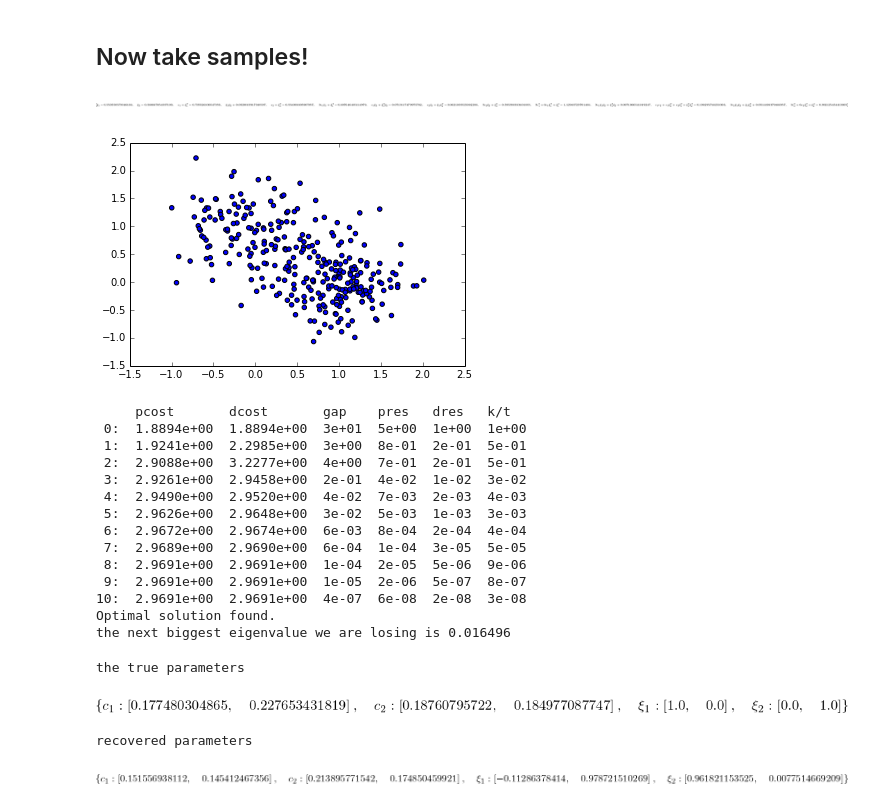
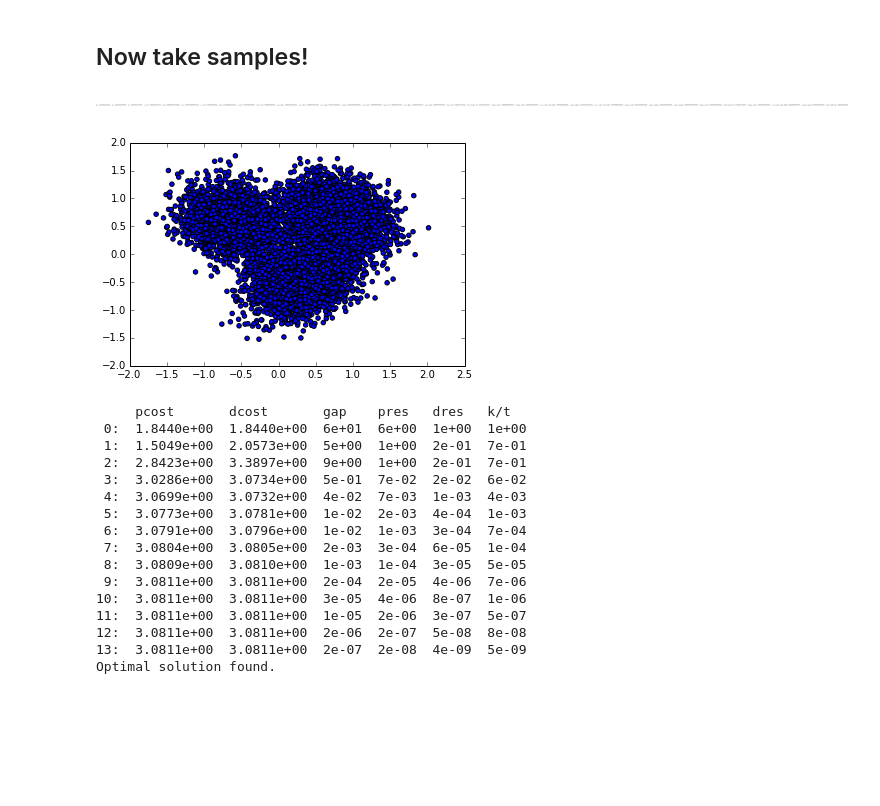
Before and after one commit to sidaw/polymom, a Jupyter notebook: MixtureOfGaussians.ipynb, the cells around one changed output. Cells and saved outputs as stored; diff of their text form; code cells hidden in the pictures; blank space fills up the shorter version.

```diff
--- a/MixtureOfGaussians.ipynb
+++ b/MixtureOfGaussians.ipynb
@@ -29,12 +29,15 @@ Let's construct a toy example for the rest of this document.
 
 Let $\xi_1, ..., \xi_K \in \Re^D$ be the set of means. Let $c_1, ..., c_K \in \Re^D$ be the set of diagonal covariances.
 # %%
-k = 2
-d = 2
+k = 3
+d = 3
+degobs = 3
+degmm = 2
+
 sc.random.seed(101)
 gm = models.GaussianMixtureModel.generate('', k, d, means='hypercube', cov='diagonal')
-deg = 4
-constraints = gm.polymom_all_constraints(deg)
+
+constraints = gm.polymom_all_constraints(degobs)
 xis = gm.sym_means
 covs = gm.sym_covs
 sym_all = xis + covs
@@ -88,46 +99,40 @@ recovered parameters
 # %% [markdown]
 ## Now take samples!
 # %%
-num_samples = 300
+num_samples = 10000
 X = gm.sample(num_samples)
 import matplotlib.pyplot as plt
 %matplotlib inline
-randdir = np.random.randn(d,2)
-Y = X.dot(randdir)
 
-plt.scatter(X[:,0], X[:,1]);
+import numpy.linalg
+
+# plot after a random orthogonal projection
+randdir,__,__ = np.linalg.svd(np.random.randn(d,2))
+Y = X.dot(randdir[:,0:2])
+plt.scatter(Y[:,0], Y[:,1]);
 
 constraints_noisy = gm.polymom_all_constraints_samples(4, X)
 display(constraints_noisy)
 # %% [output]
-[figure, old version]
+[figure, new version]
-[figure, old version]
+[figure, new version]
 # %%
 cin = mp.solvers.get_cvxopt_inputs(MM, constraints_noisy)
 solsdp_noisy = cvxopt.solvers.sdp(cin['c'], Gs=cin['G'], hs=cin['h'], A=cin['A'], b=cin['b'])
-solmom_noisy = mp.extractors.extract_solutions_lasserre(MM, solsdp_noisy['x'], Kmax = k)
 # %% [output]
      pcost       dcost       gap    pres   dres   k/t
- 0:  1.8894e+00  1.8894e+00  3e+01  5e+00  1e+00  1e+00
- 1:  1.9241e+00  2.2985e+00  3e+00  8e-01  2e-01  5e-01
- 2:  2.9088e+00  3.2277e+00  4e+00  7e-01  2e-01  5e-01
- 3:  2.9261e+00  2.9458e+00  2e-01  4e-02  1e-02  3e-02
- 4:  2.9490e+00  2.9520e+00  4e-02  7e-03  2e-03  4e-03
- 5:  2.9626e+00  2.9648e+00  3e-02  5e-03  1e-03  3e-03
- 6:  2.9672e+00  2.9674e+00  6e-03  8e-04  2e-04  4e-04
- 7:  2.9689e+00  2.9690e+00  6e-04  1e-04  3e-05  5e-05
- 8:  2.9691e+00  2.9691e+00  1e-04  2e-05  5e-06  9e-06
- 9:  2.9691e+00  2.9691e+00  1e-05  2e-06  5e-07  8e-07
-10:  2.9691e+00  2.9691e+00  4e-07  6e-08  2e-08  3e-08
+ 0:  1.8440e+00  1.8440e+00  6e+01  6e+00  1e+00  1e+00
+ 1:  1.5049e+00  2.0573e+00  5e+00  1e+00  2e-01  7e-01
+ 2:  2.8423e+00  3.3897e+00  9e+00  1e+00  2e-01  7e-01
+ 3:  3.0286e+00  3.0734e+00  5e-01  7e-02  2e-02  6e-02
+ 4:  3.0699e+00  3.0732e+00  4e-02  7e-03  1e-03  4e-03
+ 5:  3.0773e+00  3.0781e+00  1e-02  2e-03  4e-04  1e-03
+ 6:  3.0791e+00  3.0796e+00  1e-02  1e-03  3e-04  7e-04
+ 7:  3.0804e+00  3.0805e+00  2e-03  3e-04  6e-05  1e-04
+ 8:  3.0809e+00  3.0810e+00  1e-03  1e-04  3e-05  5e-05
+ 9:  3.0811e+00  3.0811e+00  2e-04  2e-05  4e-06  7e-06
+10:  3.0811e+00  3.0811e+00  3e-05  4e-06  8e-07  1e-06
+11:  3.0811e+00  3.0811e+00  1e-05  2e-06  3e-07  5e-07
+12:  3.0811e+00  3.0811e+00  2e-06  2e-07  5e-08  8e-08
+13:  3.0811e+00  3.0811e+00  2e-07  2e-08  4e-09  5e-09
 Optimal solution found.
-the next biggest eigenvalue we are losing is 0.016496
-# %%
-print 'the true parameters'
-display(trueparams)
-print 'recovered parameters'
-display(solmom_noisy)
-# %% [output]
-the true parameters
-[figure, removed]
-recovered parameters
-[figure, removed]
```
Also changed, not shown: parts of 5 cells of this notebook, 2 other files.
